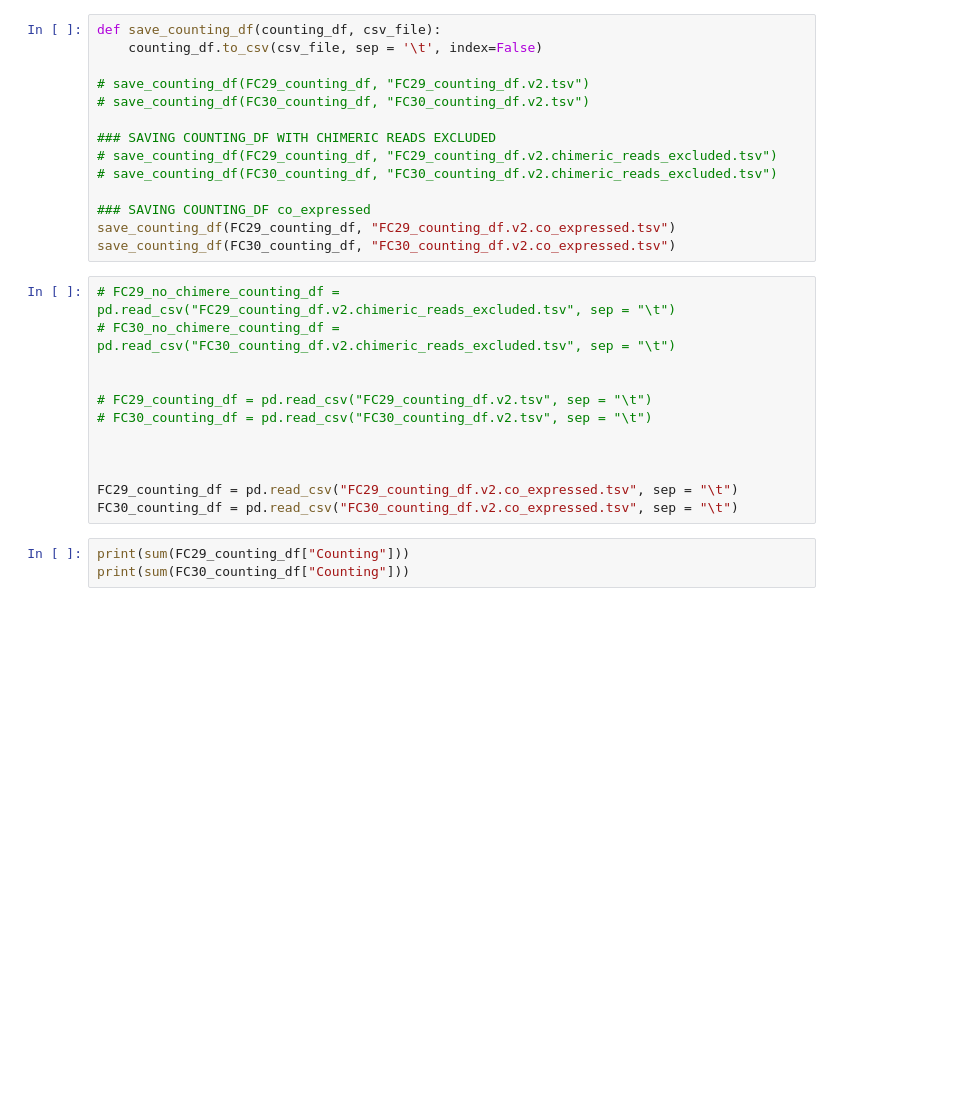
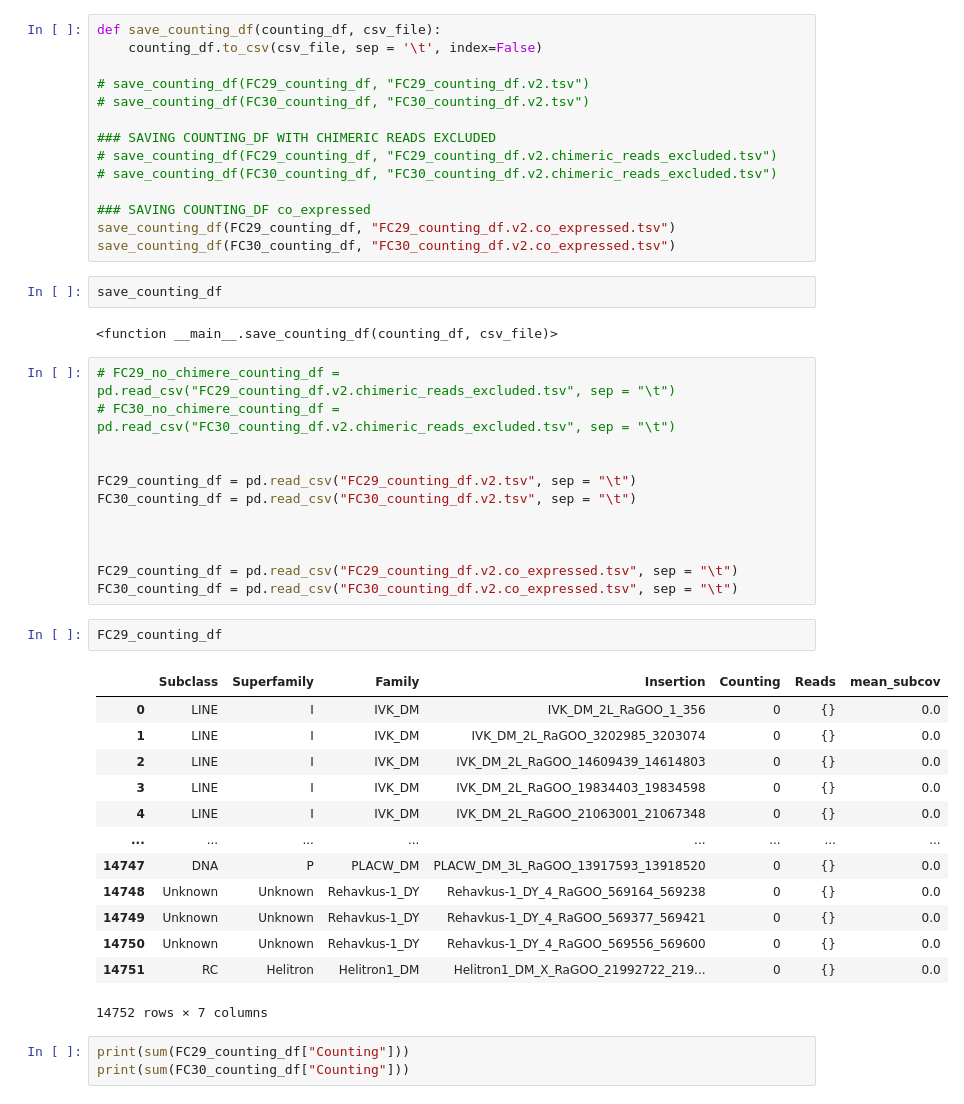
Before and after one commit to EricAmren/TE_LR_RNAseq, a Jupyter notebook: TE_LR_RNAseq_notebook.ipynb, the cells around one changed output. Saved outputs shown, nothing was run; the diff lists cells and outputs as text; blank space fills up the shorter version.

```diff
--- a/TE_LR_RNAseq_notebook.ipynb
+++ b/TE_LR_RNAseq_notebook.ipynb
@@ -390,18 +390,38 @@ def save_counting_df(counting_df, csv_file):
 ### SAVING COUNTING_DF co_expressed
 save_counting_df(FC29_counting_df, "FC29_counting_df.v2.co_expressed.tsv")
 save_counting_df(FC30_counting_df, "FC30_counting_df.v2.co_expressed.tsv")
+# %%
+save_counting_df
+# %% [output]
+<function __main__.save_counting_df(counting_df, csv_file)>
 # %%
 # FC29_no_chimere_counting_df = pd.read_csv("FC29_counting_df.v2.chimeric_reads_excluded.tsv", sep = "\t")
 # FC30_no_chimere_counting_df = pd.read_csv("FC30_counting_df.v2.chimeric_reads_excluded.tsv", sep = "\t")
 
 
-# FC29_counting_df = pd.read_csv("FC29_counting_df.v2.tsv", sep = "\t")
-# FC30_counting_df = pd.read_csv("FC30_counting_df.v2.tsv", sep = "\t")
+FC29_counting_df = pd.read_csv("FC29_counting_df.v2.tsv", sep = "\t")
+FC30_counting_df = pd.read_csv("FC30_counting_df.v2.tsv", sep = "\t")
 
 
 
 FC29_counting_df = pd.read_csv("FC29_counting_df.v2.co_expressed.tsv", sep = "\t")
 FC30_counting_df = pd.read_csv("FC30_counting_df.v2.co_expressed.tsv", sep = "\t")
+# %%
+FC29_counting_df
+# %% [output]
+|  | Subclass | Superfamily | Family | Insertion | Counting | Reads | mean_subcov |
+| 0 | LINE | I | IVK_DM | IVK_DM_2L_RaGOO_1_356 | 0 | {} | 0.0 |
+| 1 | LINE | I | IVK_DM | IVK_DM_2L_RaGOO_3202985_3203074 | 0 | {} | 0.0 |
+| 2 | LINE | I | IVK_DM | IVK_DM_2L_RaGOO_14609439_14614803 | 0 | {} | 0.0 |
+| 3 | LINE | I | IVK_DM | IVK_DM_2L_RaGOO_19834403_19834598 | 0 | {} | 0.0 |
+| 4 | LINE | I | IVK_DM | IVK_DM_2L_RaGOO_21063001_21067348 | 0 | {} | 0.0 |
+| ... | ... | ... | ... | ... | ... | ... | ... |
+| 14747 | DNA | P | PLACW_DM | PLACW_DM_3L_RaGOO_13917593_13918520 | 0 | {} | 0.0 |
+| 14748 | Unknown | Unknown | Rehavkus-1_DY | Rehavkus-1_DY_4_RaGOO_569164_569238 | 0 | {} | 0.0 |
+| 14749 | Unknown | Unknown | Rehavkus-1_DY | Rehavkus-1_DY_4_RaGOO_569377_569421 | 0 | {} | 0.0 |
+| 14750 | Unknown | Unknown | Rehavkus-1_DY | Rehavkus-1_DY_4_RaGOO_569556_569600 | 0 | {} | 0.0 |
+| 14751 | RC | Helitron | Helitron1_DM | Helitron1_DM_X_RaGOO_21992722_219... | 0 | {} | 0.0 |
+14752 rows × 7 columns
 # %%
 print(sum(FC29_counting_df["Counting"]))
 print(sum(FC30_counting_df["Counting"]))
```
Also changed, not shown: parts of 2 cells of this notebook, 2 other files.
